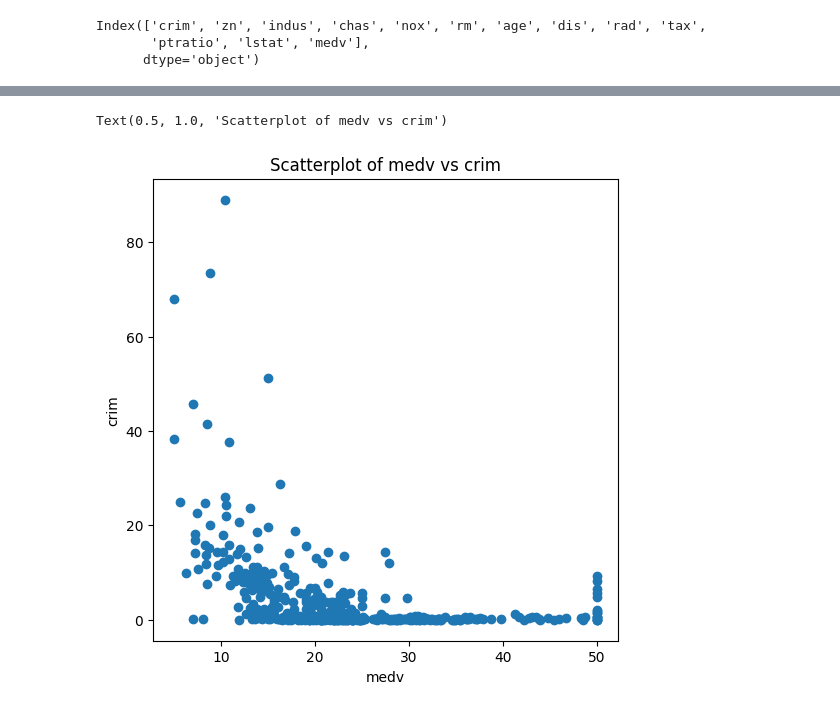
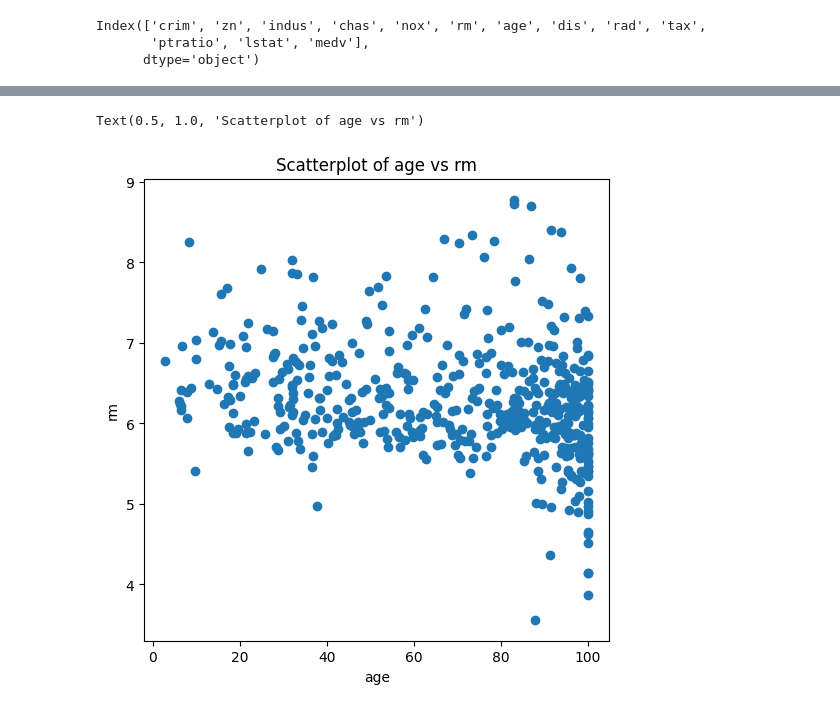
Before and after one commit to dan035-ucsd/MATH-102, a Jupyter notebook: math189/HW1/Boston.ipynb, the cells around one changed output, grey strips where cells are left out. Saved outputs shown, nothing was run; the diff lists cells and outputs as text; code cells hidden in the pictures.

```diff
--- a/math189/HW1/Boston.ipynb
+++ b/math189/HW1/Boston.ipynb
@@ -70,13 +70,13 @@ Boston.describe()
 # %%
 import numpy as np
 from matplotlib.pyplot import subplots
 fig, ax = subplots(figsize=(6, 6))
-x = 'medv'
-y = 'crim'
+x = 'age'
+y = 'rm'
 ax.scatter(Boston[x], Boston[y])
 ax.set_xlabel(x)
 ax.set_ylabel(y)
 ax.set_title('Scatterplot of ' + x + ' vs ' + y)
 # %% [output]
-Text(0.5, 1.0, 'Scatterplot of medv vs crim')
+Text(0.5, 1.0, 'Scatterplot of age vs rm')
-[figure, old version]
+[figure, new version]
```
Also changed, not shown: parts of 4 cells of this notebook, 4 other files.
